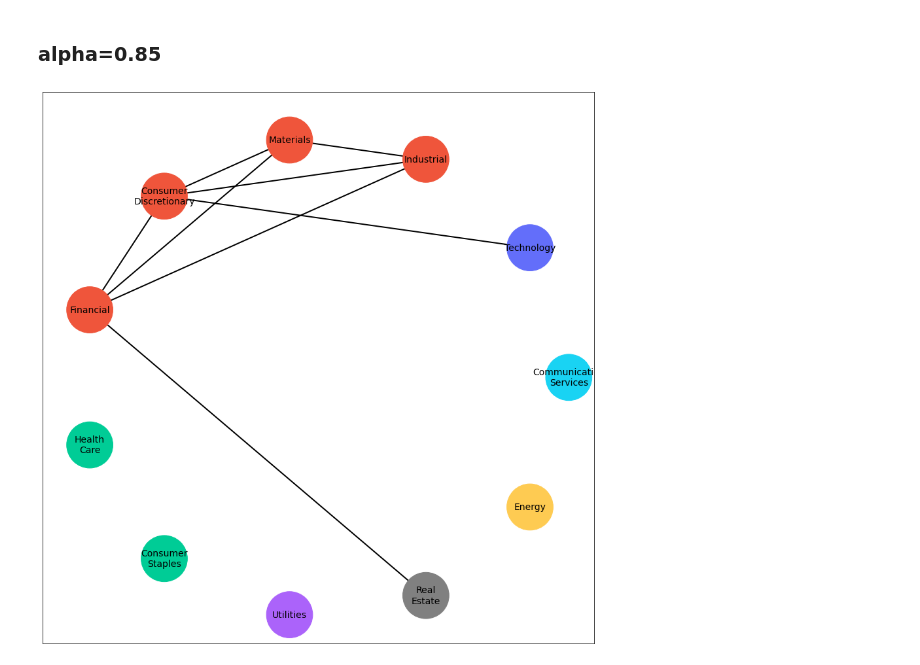
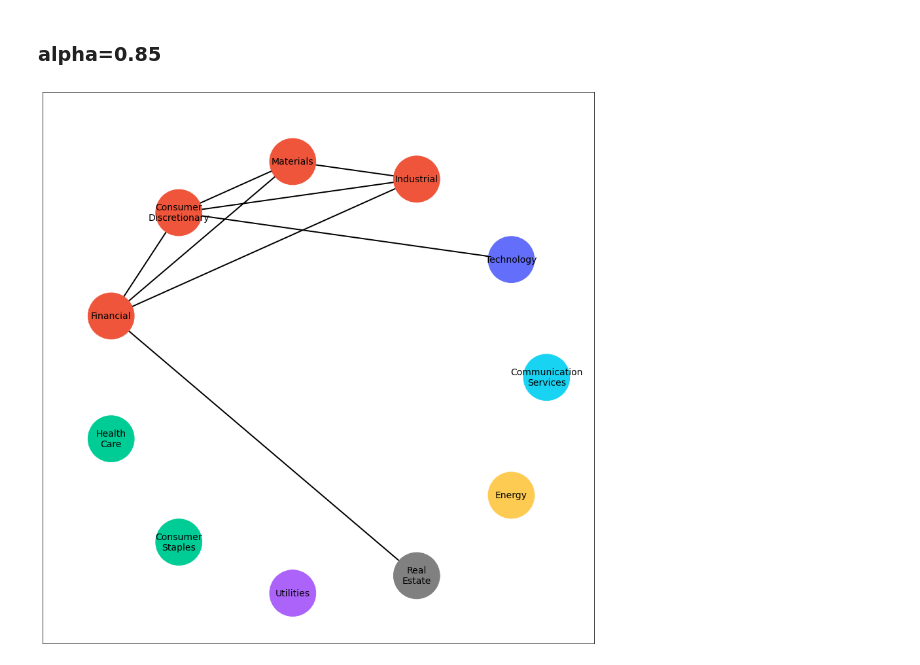
Before and after one commit to MegaCookies88/MSc.-Thesis-EVT-SP500, a Jupyter notebook: Jupyter_Notebooks/EPCA.ipynb, the cells around one changed output. Saved outputs shown, nothing was run; the diff lists cells and outputs as text; code cells hidden in the pictures.

```diff
--- a/Jupyter_Notebooks/EPCA.ipynb
+++ b/Jupyter_Notebooks/EPCA.ipynb
@@ -470,16 +473,0 @@ plt.show()
-# %%
-pos = nx.spring_layout(graph)
-
-plt.figure(figsize=(12,12))
-
-nx.draw_networkx_nodes(
-    graph, pos, node_shape='o', node_size=0.5*1e4,
-    node_color=[graph.nodes[sectors[i]]['color'] for i in range(11)]
-)
-
-nx.draw_networkx_labels(graph, pos, font_size=14)
-nx.draw_networkx_edges(graph, pos, width=2)
-
-plt.tight_layout()
-#plt.savefig('../figures/glasso_network.jpeg', dpi=100)
-plt.show()
@@ -502,20 +488,24 @@ for i in range(11):
         if gl.iloc[i,j]!=0:
             graph.add_edge(sectors[i], sectors[j])
 # %%
-pos = nx.circular_layout(graph)
+#pos = nx.circular_layout(graph)
 
 plt.figure(figsize=(12,12))
 
 nx.draw_networkx_nodes(
     graph, pos, node_shape='o', node_size=0.5*1e4,
     node_color=[graph.nodes[sectors[i]]['color'] for i in range(11)]
 )
 
 nx.draw_networkx_labels(graph, pos, font_size=14)
 nx.draw_networkx_edges(graph, pos, width=2)
 
+axis = plt.gca()
+axis.set_xlim([1.1*x for x in axis.get_xlim()])
+axis.set_ylim([1.1*y for y in axis.get_ylim()])
 plt.tight_layout()
+
 plt.savefig('../figures/glasso_network_85.jpeg', dpi=100)
 plt.show()
 # %% [output]
-[figure, old version]
+[figure, new version]
```
Also changed, not shown: parts of 5 cells of this notebook.
